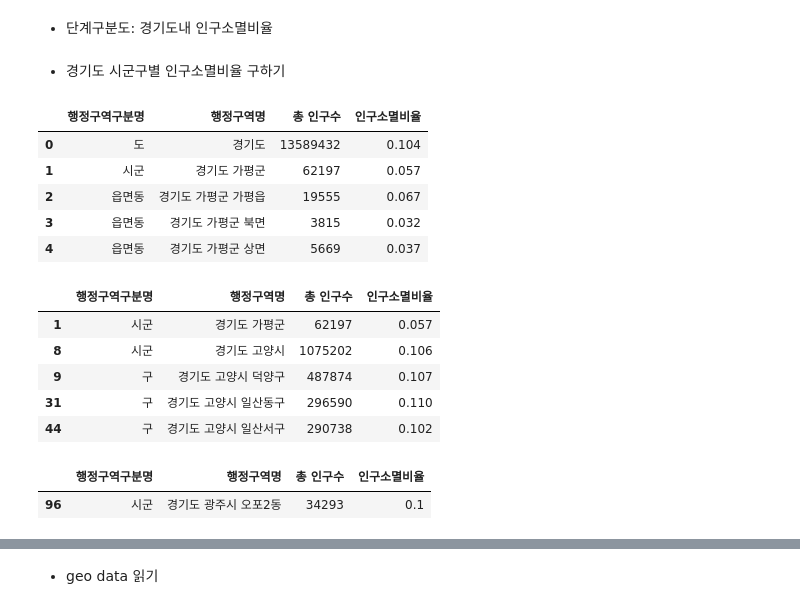
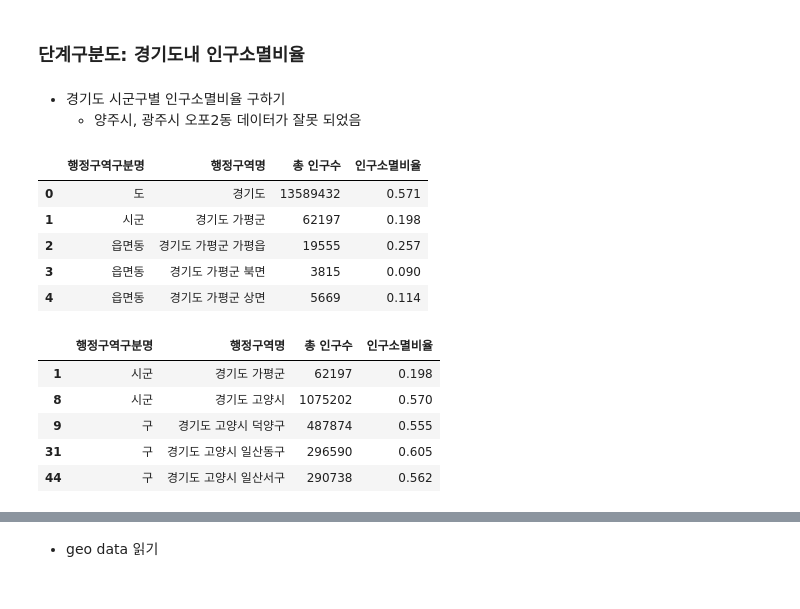
Before and after one commit to ckiekim/DataAnalysis_Lecture-2023.04, a Jupyter notebook: 04.지도시각화/12.경기도단계구분도.ipynb, the cells around one changed output, grey strips where cells are left out. Drawn from its saved outputs; the diff is of its cells as text; code cells hidden in the pictures.

```diff
--- a/04.지도시각화/12.경기도단계구분도.ipynb
+++ b/04.지도시각화/12.경기도단계구분도.ipynb
@@ -1,36 +1,32 @@
 # %% [markdown]
-- 단계구분도: 경기도내 인구소멸비율
+### 단계구분도: 경기도내 인구소멸비율
 # %%
 import json, folium
 import numpy as np
 import pandas as pd
 # %% [markdown]
 - 경기도 시군구별 인구소멸비율 구하기
+    - 양주시, 광주시 오포2동 데이터가 잘못 되었음
 # %%
 pop = pd.read_csv('../02.Pandas/data/경기도_주민등록인구집계현황.csv', encoding='euc-kr')
 pop = pop[['행정구역구분명','행정구역명','총 인구수','60~69세','70~79세','80~89세','90~99세','100세 이상','20~29세 (여)','30~39세 (여)']]
-pop['인구소멸비율'] = (pop.iloc[:, -2:].sum(axis=1) / pop.iloc[:, 2:7].sum(axis=1)).round(3)
+pop['인구소멸비율'] = (pop.iloc[:, -2:].sum(axis=1) / pop.iloc[:, 3:8].sum(axis=1)).round(3)
 pop = pop[['행정구역구분명','행정구역명','총 인구수','인구소멸비율']]
 pop.head()
 # %% [output]
 |  | 행정구역구분명 | 행정구역명 | 총 인구수 | 인구소멸비율 |
-| 0 | 도 | 경기도 | 13589432 | 0.104 |
-| 1 | 시군 | 경기도 가평군 | 62197 | 0.057 |
-| 2 | 읍면동 | 경기도 가평군 가평읍 | 19555 | 0.067 |
-| 3 | 읍면동 | 경기도 가평군 북면 | 3815 | 0.032 |
-| 4 | 읍면동 | 경기도 가평군 상면 | 5669 | 0.037 |
+| 0 | 도 | 경기도 | 13589432 | 0.571 |
+| 1 | 시군 | 경기도 가평군 | 62197 | 0.198 |
+| 2 | 읍면동 | 경기도 가평군 가평읍 | 19555 | 0.257 |
+| 3 | 읍면동 | 경기도 가평군 북면 | 3815 | 0.090 |
+| 4 | 읍면동 | 경기도 가평군 상면 | 5669 | 0.114 |
 # %%
 pop = pop[pop.행정구역구분명.str.contains('시군') | pop.행정구역구분명.str.contains('구')]
 pop.head()
 # %% [output]
 |  | 행정구역구분명 | 행정구역명 | 총 인구수 | 인구소멸비율 |
-| 1 | 시군 | 경기도 가평군 | 62197 | 0.057 |
-| 8 | 시군 | 경기도 고양시 | 1075202 | 0.106 |
-| 9 | 구 | 경기도 고양시 덕양구 | 487874 | 0.107 |
-| 31 | 구 | 경기도 고양시 일산동구 | 296590 | 0.110 |
-| 44 | 구 | 경기도 고양시 일산서구 | 290738 | 0.102 |
+| 1 | 시군 | 경기도 가평군 | 62197 | 0.198 |
+| 8 | 시군 | 경기도 고양시 | 1075202 | 0.570 |
+| 9 | 구 | 경기도 고양시 덕양구 | 487874 | 0.555 |
+| 31 | 구 | 경기도 고양시 일산동구 | 296590 | 0.605 |
+| 44 | 구 | 경기도 고양시 일산서구 | 290738 | 0.562 |
-# %%
-pop[pop.행정구역명.str.contains('2동')]
-# %% [output]
-|  | 행정구역구분명 | 행정구역명 | 총 인구수 | 인구소멸비율 |
-| 96 | 시군 | 경기도 광주시 오포2동 | 34293 | 0.1 |
```
Also changed, not shown: parts of 5 cells of this notebook, 2 other files.
